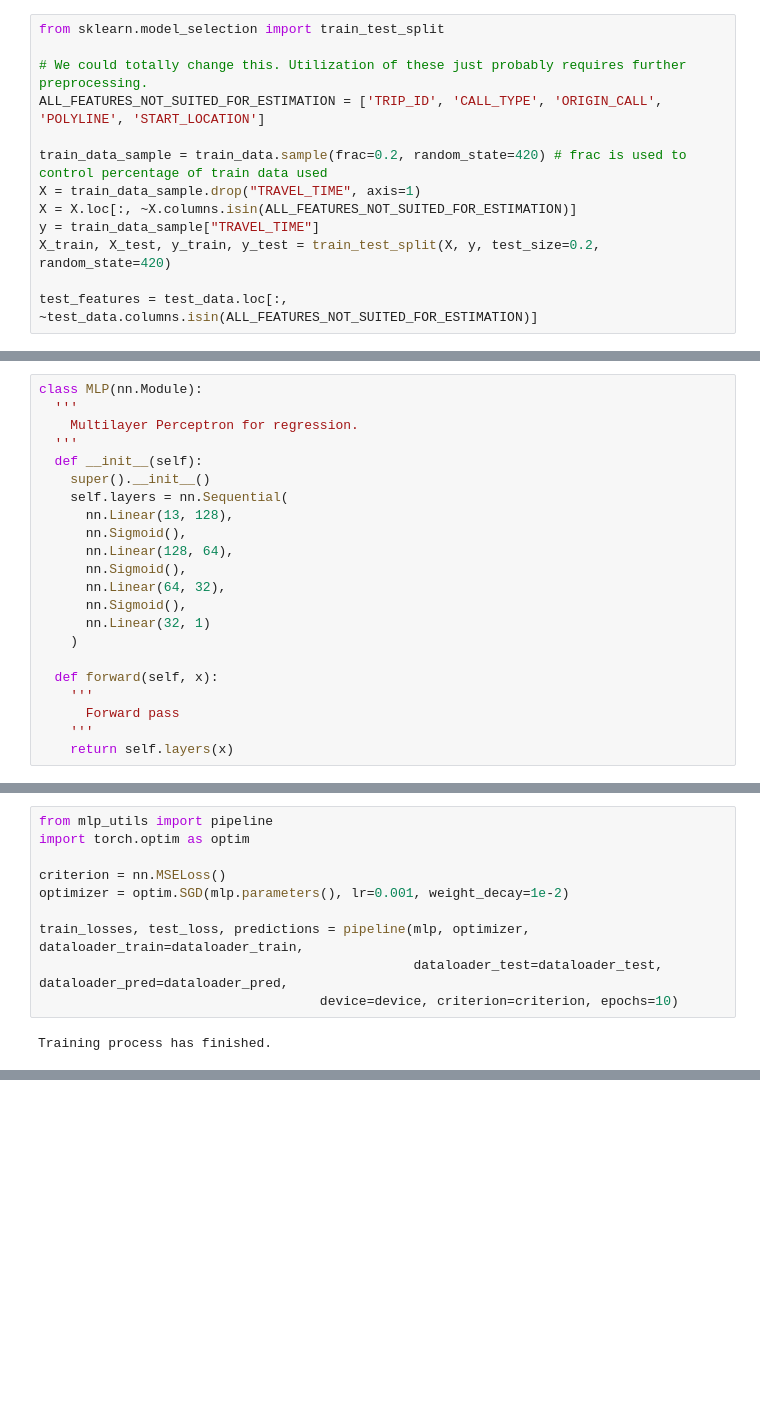
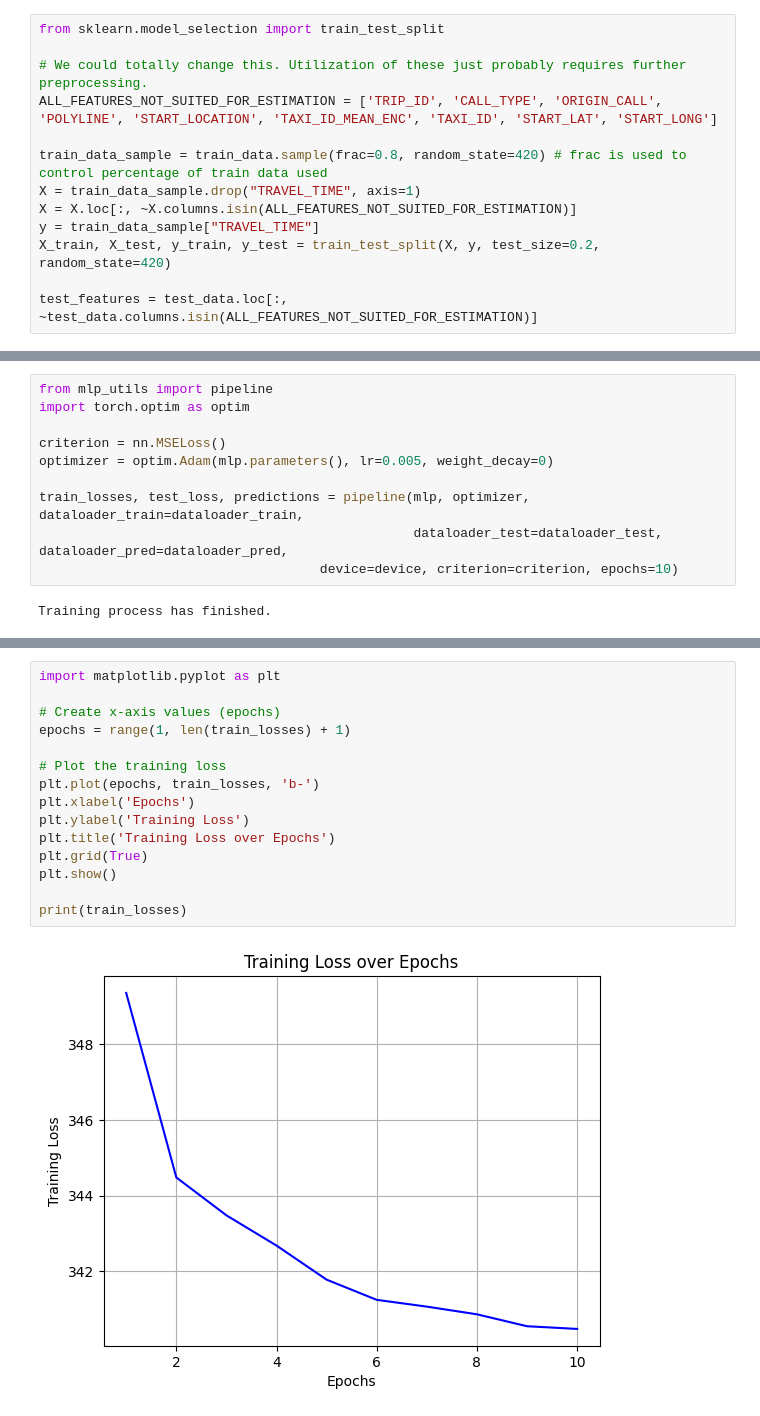
Before and after one commit to tpholston/perceptron-posse-kaggle, a Jupyter notebook: mlp/mlp_calltype_b.ipynb, the cells around one changed output, grey strips where cells are left out. Drawn from its saved outputs; the diff is of its cells as text; blank space fills up the shorter version.

Commit message:
Adding normalization, extra layers, weight initialization, and mean encoders for taxi id and call id

```diff
--- a/mlp/mlp_calltype_b.ipynb
+++ b/mlp/mlp_calltype_b.ipynb
@@ -81,9 +148,9 @@ See the caveats in the documentation: https://pandas.pydata.org/pandas-docs/stab
 from sklearn.model_selection import train_test_split
 
 # We could totally change this. Utilization of these just probably requires further preprocessing.
-ALL_FEATURES_NOT_SUITED_FOR_ESTIMATION = ['TRIP_ID', 'CALL_TYPE', 'ORIGIN_CALL', 'POLYLINE', 'START_LOCATION']
+ALL_FEATURES_NOT_SUITED_FOR_ESTIMATION = ['TRIP_ID', 'CALL_TYPE', 'ORIGIN_CALL', 'POLYLINE', 'START_LOCATION', 'TAXI_ID_MEAN_ENC', 'TAXI_ID', 'START_LAT', 'START_LONG']
 
-train_data_sample = train_data.sample(frac=0.2, random_state=420) # frac is used to control percentage of train data used
+train_data_sample = train_data.sample(frac=0.8, random_state=420) # frac is used to control percentage of train data used
 X = train_data_sample.drop("TRAVEL_TIME", axis=1)
 X = X.loc[:, ~X.columns.isin(ALL_FEATURES_NOT_SUITED_FOR_ESTIMATION)]
 y = train_data_sample["TRAVEL_TIME"]
@@ -113,25 +180,3 @@ batch_size = 32
 dataloader_train = DataLoader(train_dataset, batch_size=batch_size, shuffle=True)
 dataloader_test = DataLoader(test_dataset, batch_size=batch_size, shuffle=True)
 dataloader_pred = DataLoader(test_public_dataset, batch_size=batch_size)
-# %%
-class MLP(nn.Module):
-  '''
-    Multilayer Perceptron for regression.
-  '''
-  def __init__(self):
-    super().__init__()
-    self.layers = nn.Sequential(
-      nn.Linear(13, 128),
-      nn.Sigmoid(),
-      nn.Linear(128, 64),
-      nn.Sigmoid(),
-      nn.Linear(64, 32),
-      nn.Sigmoid(),
-      nn.Linear(32, 1)
-    )
-
-  def forward(self, x):
-    '''
-      Forward pass
-    '''
-    return self.layers(x)
@@ -150,7 +229,7 @@ from mlp_utils import pipeline
 import torch.optim as optim
 
 criterion = nn.MSELoss()
-optimizer = optim.SGD(mlp.parameters(), lr=0.001, weight_decay=1e-2)
+optimizer = optim.Adam(mlp.parameters(), lr=0.005, weight_decay=0)
 
 train_losses, test_loss, predictions = pipeline(mlp, optimizer, dataloader_train=dataloader_train,
                                                 dataloader_test=dataloader_test, dataloader_pred=dataloader_pred,
@@ -165,0 +245,17 @@ Test Loss: 354.1567418286783
+# %%
+import matplotlib.pyplot as plt
+
+# Create x-axis values (epochs)
+epochs = range(1, len(train_losses) + 1)
+
+# Plot the training loss
+plt.plot(epochs, train_losses, 'b-')
+plt.xlabel('Epochs')
+plt.ylabel('Training Loss')
+plt.title('Training Loss over Epochs')
+plt.grid(True)
+plt.show()
+
+print(train_losses)
+# %% [output]
+[figure, added]
```
Also changed, not shown: parts of 8 cells of this notebook, 7 other files.
